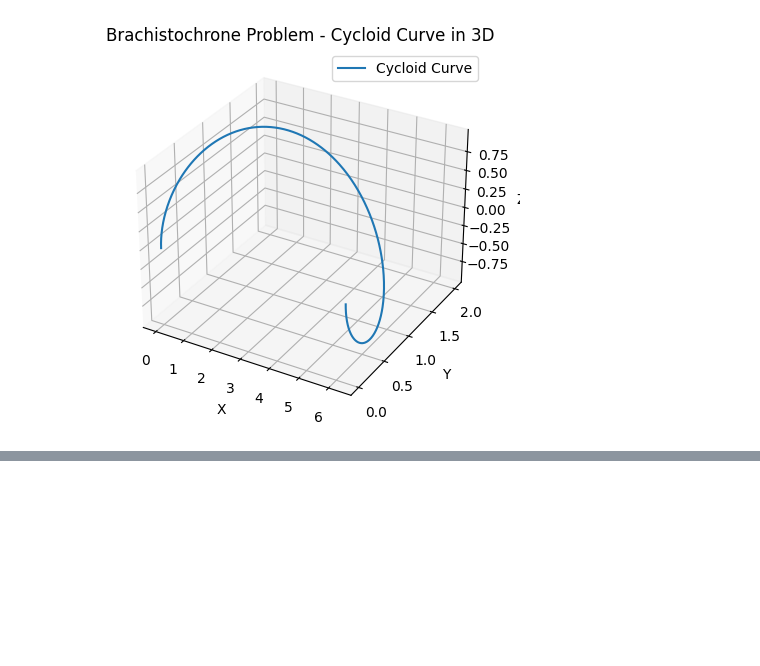
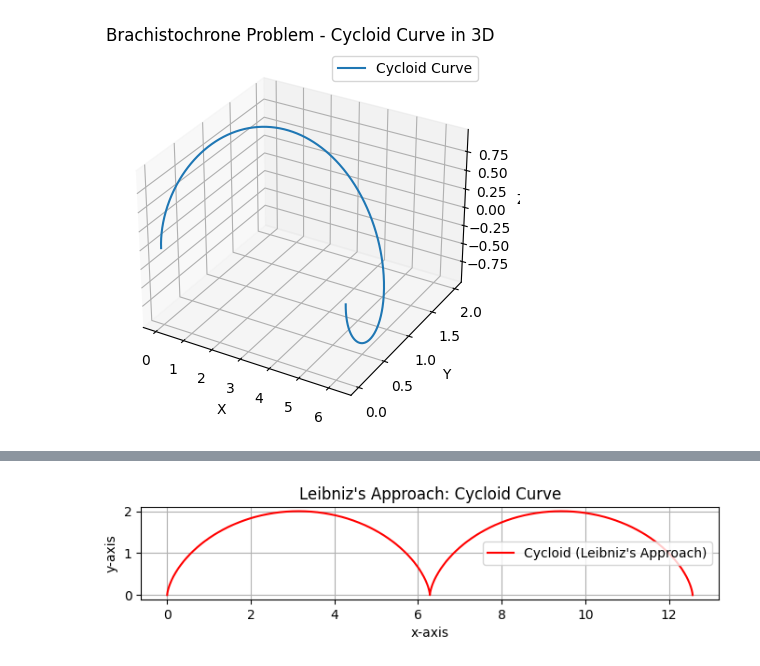
Before and after one commit to kimjaehwankimjaehwan/Finite-Element-Method, a Jupyter notebook: 유한요소법(변분법).ipynb, the cells around one changed output, grey strips where cells are left out. Saved outputs shown, nothing was run; the diff lists cells and outputs as text; code cells hidden in the pictures; blank space fills up the shorter version.

```diff
--- a/유한요소법(변분법).ipynb
+++ b/유한요소법(변분법).ipynb
@@ -55,0 +167,15 @@ plt.show()
+# %%
+def leibniz_cycloid():
+    plt.figure(figsize=(8, 6))
+    plt.plot(x_cycloid, y_cycloid, label="Cycloid (Leibniz's Approach)", color='red')
+    plt.title("Leibniz's Approach: Cycloid Curve")
+    plt.xlabel('x-axis')
+    plt.ylabel('y-axis')
+    plt.grid(True)
+    plt.legend()
+    plt.gca().set_aspect('equal', adjustable='box')
+    plt.show()
+
+leibniz_cycloid()
+# %% [output]
+[figure, added]
```
Also changed, not shown: parts of 12 cells of this notebook.
